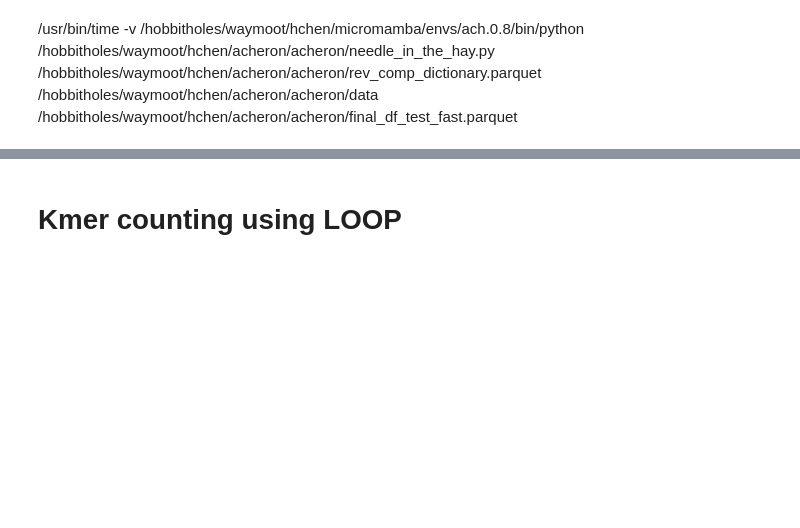
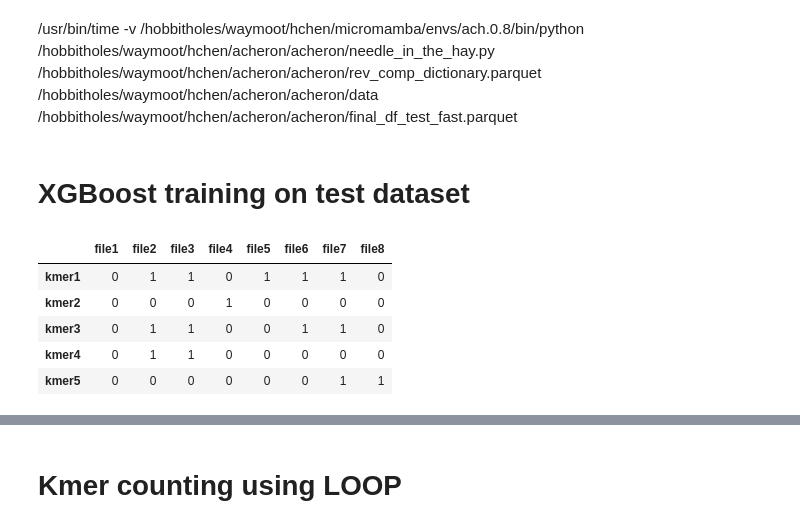
Before and after one commit to ComputationalPathogens/acheron, a Jupyter notebook: acheron/analysis.ipynb, the cells around one changed output, grey strips where cells are left out. Drawn from its saved outputs; the diff is of its cells as text; code cells hidden in the pictures; blank space fills up the shorter version.

```diff
--- a/acheron/analysis.ipynb
+++ b/acheron/analysis.ipynb
@@ -604,2 +782,4 @@ UsageError: Cell magic `%%memit` not found.
 # %% [markdown]
 /usr/bin/time -v /hobbitholes/waymoot/hchen/micromamba/envs/ach.0.8/bin/python /hobbitholes/waymoot/hchen/acheron/acheron/needle_in_the_hay.py /hobbitholes/waymoot/hchen/acheron/acheron/rev_comp_dictionary.parquet /hobbitholes/waymoot/hchen/acheron/acheron/data /hobbitholes/waymoot/hchen/acheron/acheron/final_df_test_fast.parquet
+# %% [markdown]
+# XGBoost training on test dataset
@@ -605,0 +797,13 @@ UsageError: Cell magic `%%memit` not found.
+# %%
+# create test dataset
+data = pd.DataFrame([[0,1,1,0,1,1,1,0], [0,0,0,1,0,0,0,0], [0,1,1,0,0,1,1,0], [0,1,1,0,0,0,0,0],[0,0,0,0,0,0,1,1]],
+                    columns = ["file1", "file2",'file3','file4','file5','file6','file7','file8'],
+                   index = ['kmer1','kmer2','kmer3','kmer4','kmer5'],dtype = np.int8)
+data
+# %% [output]
+|  | file1 | file2 | file3 | file4 | file5 | file6 | file7 | file8 |
+| kmer1 | 0 | 1 | 1 | 0 | 1 | 1 | 1 | 0 |
+| kmer2 | 0 | 0 | 0 | 1 | 0 | 0 | 0 | 0 |
+| kmer3 | 0 | 1 | 1 | 0 | 0 | 1 | 1 | 0 |
+| kmer4 | 0 | 1 | 1 | 0 | 0 | 0 | 0 | 0 |
+| kmer5 | 0 | 0 | 0 | 0 | 0 | 0 | 1 | 1 |
```
Also changed, not shown: parts of 46 cells of this notebook.
